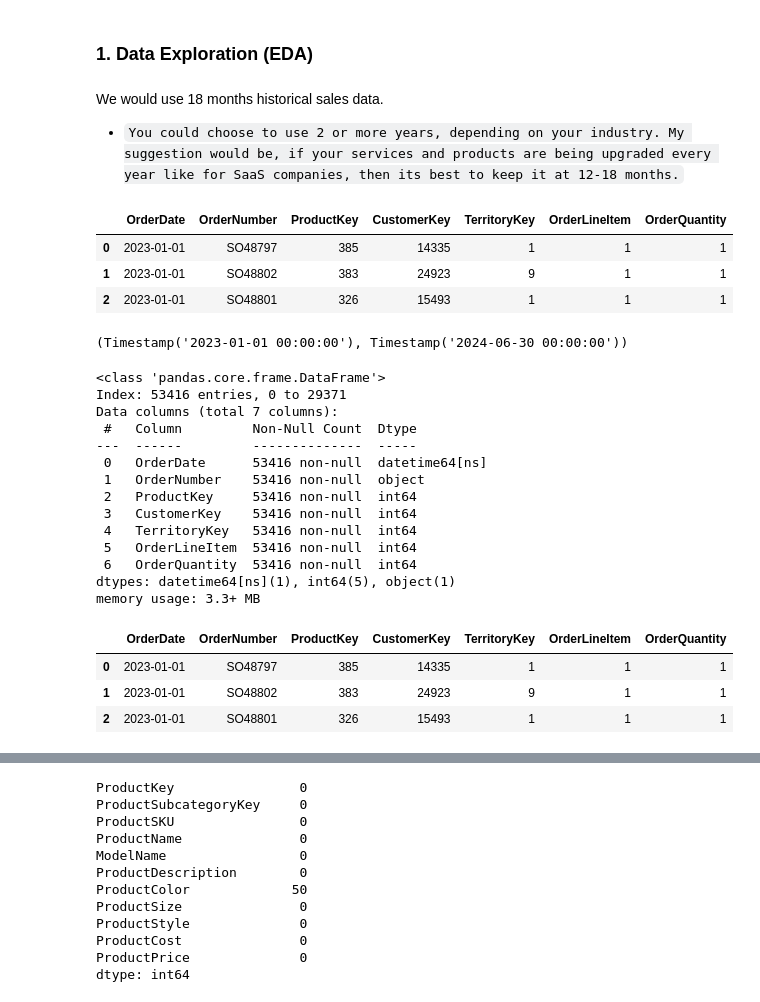
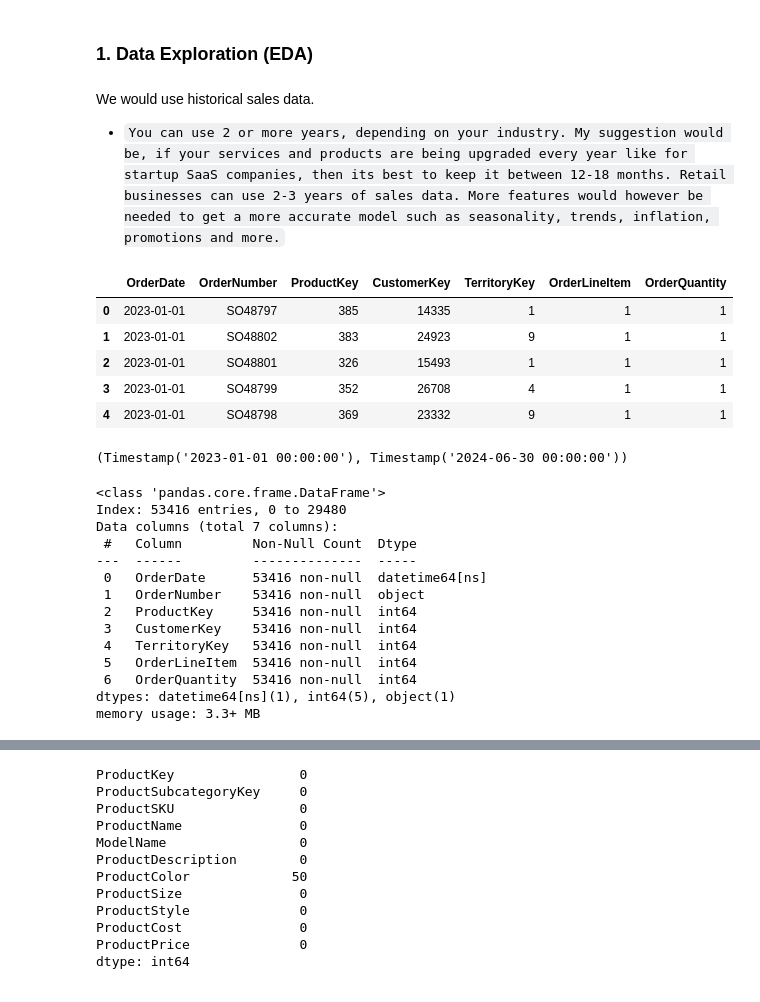
Before and after one commit to donchi/portfolio, a Jupyter notebook: Sales Forecast- Machine Learning/Sales-Prediction.ipynb, the cells around one changed output, grey strips where cells are left out. Saved outputs shown, nothing was run; the diff lists cells and outputs as text; code cells hidden in the pictures.

```diff
--- a/Sales Forecast- Machine Learning/Sales-Prediction.ipynb
+++ b/Sales Forecast- Machine Learning/Sales-Prediction.ipynb
@@ -18,25 +19,27 @@ import matplotlib.pyplot as plt
 # %% [markdown]
-We would use 18 months historical sales data.
-* `You could choose to use 2 or more years, depending on your industry. My suggestion would be, if your services and products are being upgraded every year like for SaaS companies, then its best to keep it at 12-18 months.`
+We would use historical sales data.
+* `You can use 2 or more years, depending on your industry. My suggestion would be, if your services and products are being upgraded every year like for startup SaaS companies, then its best to keep it between 12-18 months. Retail businesses can use 2-3 years of sales data. More features would however be needed to get a more accurate model such as seasonality, trends, inflation, promotions and more.`
 # %%
 # Import sales data from 2023 and 2024
-sales_2024 = pd.read_csv("dataset/Fact_Sales/Sales_Data_2024.csv")
-sales_2023 = pd.read_csv("dataset/Fact_Sales/Sales_Data_2023.csv")
+# create empty dataframe
+df_sales = pd.DataFrame()
 
-# Concat the two years
-df_sales = pd.concat([sales_2024, sales_2023])
-
-# Convert order date to date data type
-df_sales["OrderDate"] = pd.to_datetime(df_sales["OrderDate"])
+# retrieve files in sales folder and append to the dataframe
+files = [file for file in os.listdir("dataset/Fact_Sales/")]
+for file in files:
+    fact_sales = pd.read_csv("dataset/Fact_Sales/"+file, parse_dates=['OrderDate'])
+    df_sales = pd.concat([df_sales, fact_sales])
 
 # Sort sales data by date
 df_sales.sort_values(by='OrderDate', ascending=True, inplace=True)
-df_sales.head(3)
+df_sales.head()
 # %% [output]
 |  | OrderDate | OrderNumber | ProductKey | CustomerKey | TerritoryKey | OrderLineItem | OrderQuantity |
 | 0 | 2023-01-01 | SO48797 | 385 | 14335 | 1 | 1 | 1 |
 | 1 | 2023-01-01 | SO48802 | 383 | 24923 | 9 | 1 | 1 |
 | 2 | 2023-01-01 | SO48801 | 326 | 15493 | 1 | 1 | 1 |
+| 3 | 2023-01-01 | SO48799 | 352 | 26708 | 4 | 1 | 1 |
+| 4 | 2023-01-01 | SO48798 | 369 | 23332 | 9 | 1 | 1 |
 # %%
 # Check the min and max order date to see if all the data is present
 min(df_sales.OrderDate), max(df_sales.OrderDate)
@@ -47,7 +50,7 @@ min(df_sales.OrderDate), max(df_sales.OrderDate)
 df_sales.info()
 # %% [output]
 <class 'pandas.core.frame.DataFrame'>
-Index: 53416 entries, 0 to 29371
+Index: 53416 entries, 0 to 29480
 Data columns (total 7 columns):
  #   Column         Non-Null Count  Dtype
 ---  ------         --------------  -----
@@ -60,18 +63,3 @@ Data columns (total 7 columns):
  6   OrderQuantity  53416 non-null  int64
 dtypes: datetime64[ns](1), int64(5), object(1)
 memory usage: 3.3+ MB
-# %%
-# Get the last 12 months of sales
-
-# get the max order date and offset by 12 months
-max_date = max(df_sales["OrderDate"])
-date_18_months_ago = max_date - pd.DateOffset(months=18)
-
-# filter last 12 months
-df_sales = df_sales.loc[df_sales["OrderDate"] > date_18_months_ago]
-df_sales.head(3)
-# %% [output]
-|  | OrderDate | OrderNumber | ProductKey | CustomerKey | TerritoryKey | OrderLineItem | OrderQuantity |
-| 0 | 2023-01-01 | SO48797 | 385 | 14335 | 1 | 1 | 1 |
-| 1 | 2023-01-01 | SO48802 | 383 | 24923 | 9 | 1 | 1 |
-| 2 | 2023-01-01 | SO48801 | 326 | 15493 | 1 | 1 | 1 |
```
Also changed, not shown: parts of 6 cells of this notebook, 1 other file.
